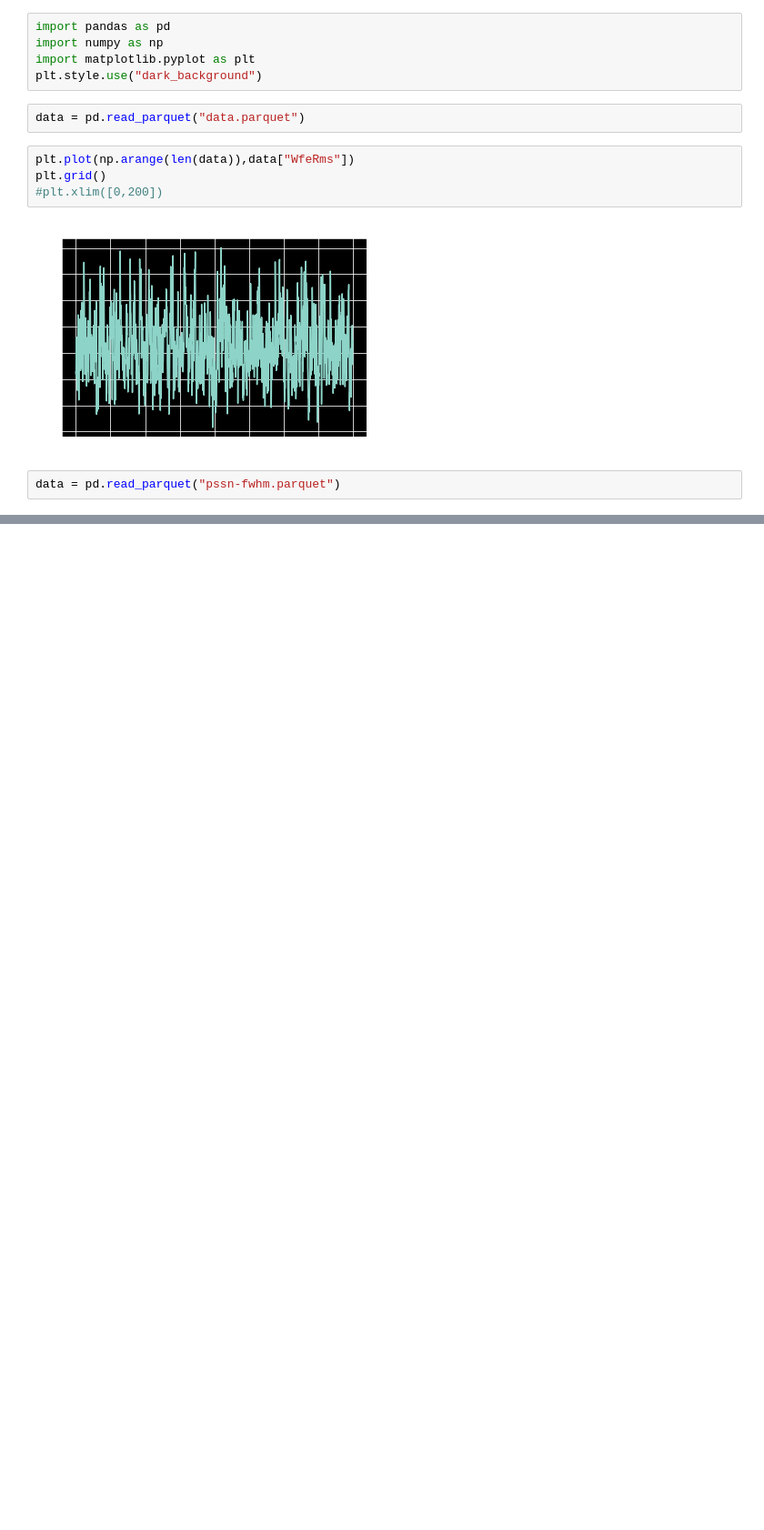
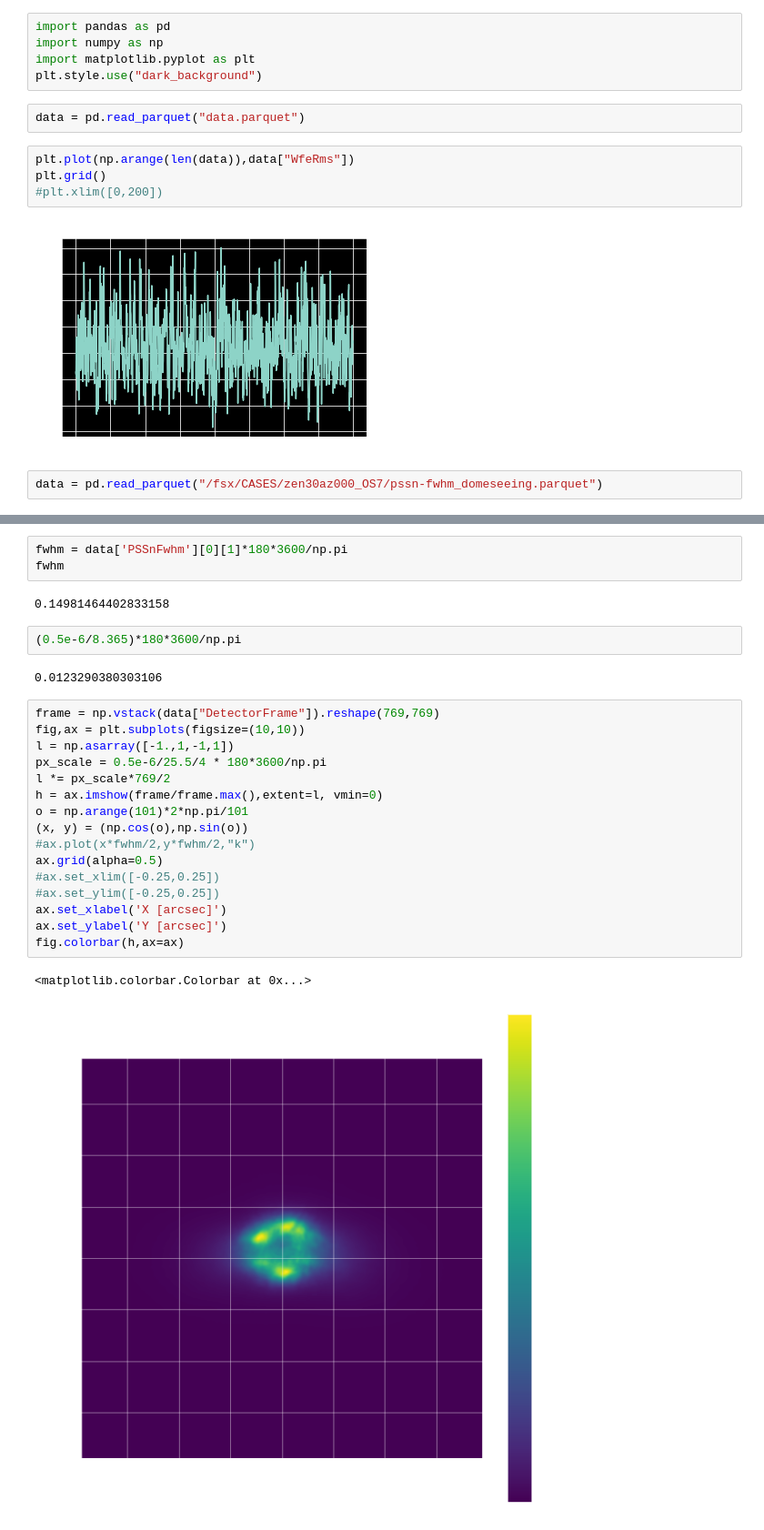
Before and after one commit to rodrigo-romano/dos-actors, a Jupyter notebook: clients/domeseeing/analysis/data-analysis.ipynb, the cells around one changed output, grey strips where cells are left out. Shown at 91% size. Cells and saved outputs as stored; diff of their text form; blank space fills up the shorter version.

```diff
--- a/clients/domeseeing/analysis/data-analysis.ipynb
+++ b/clients/domeseeing/analysis/data-analysis.ipynb
@@ -12,4 +12,4 @@ plt.grid()
 # %% [output]
 [figure]
 # %%
-data = pd.read_parquet("pssn-fwhm.parquet")
+data = pd.read_parquet("/fsx/CASES/zen30az000_OS7/pssn-fwhm_domeseeing.parquet")
@@ -21 +21,29 @@ data
+# %%
+fwhm = data['PSSnFwhm'][0][1]*180*3600/np.pi
+fwhm
+# %% [output]
+0.14981464402833158
+# %%
+(0.5e-6/8.365)*180*3600/np.pi
+# %% [output]
+0.0123290380303106
+# %%
+frame = np.vstack(data["DetectorFrame"]).reshape(769,769)
+fig,ax = plt.subplots(figsize=(10,10))
+l = np.asarray([-1.,1,-1,1])
+px_scale = 0.5e-6/25.5/4 * 180*3600/np.pi
+l *= px_scale*769/2
+h = ax.imshow(frame/frame.max(),extent=l, vmin=0)
+o = np.arange(101)*2*np.pi/101
+(x, y) = (np.cos(o),np.sin(o))
+#ax.plot(x*fwhm/2,y*fwhm/2,"k")
+ax.grid(alpha=0.5)
+#ax.set_xlim([-0.25,0.25])
+#ax.set_ylim([-0.25,0.25])
+ax.set_xlabel('X [arcsec]')
+ax.set_ylabel('Y [arcsec]')
+fig.colorbar(h,ax=ax)
+# %% [output]
+<matplotlib.colorbar.Colorbar at 0x...>
+[figure, added]
 # %%
```
Also changed, not shown: parts of 21 cells of this notebook, 30 other files.
